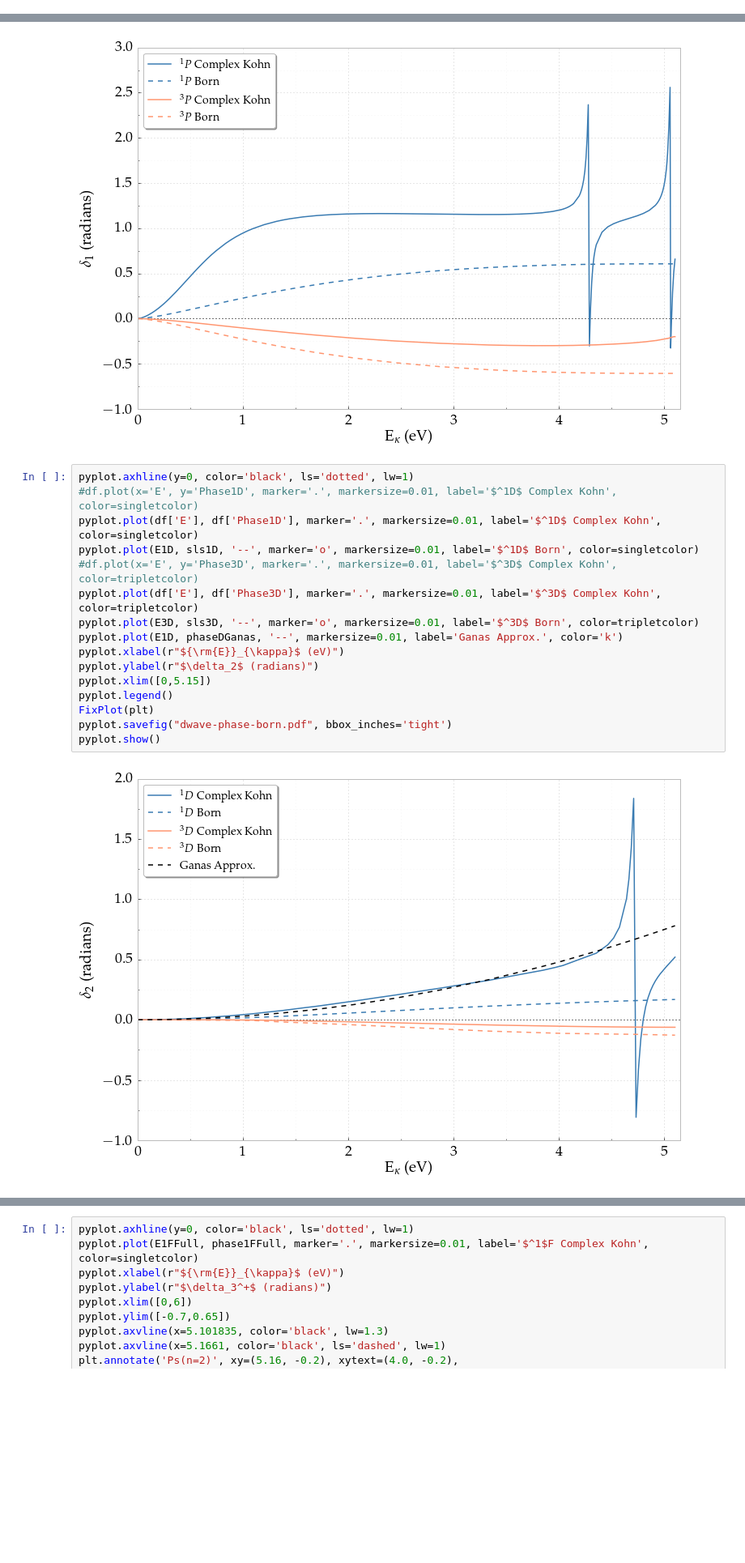
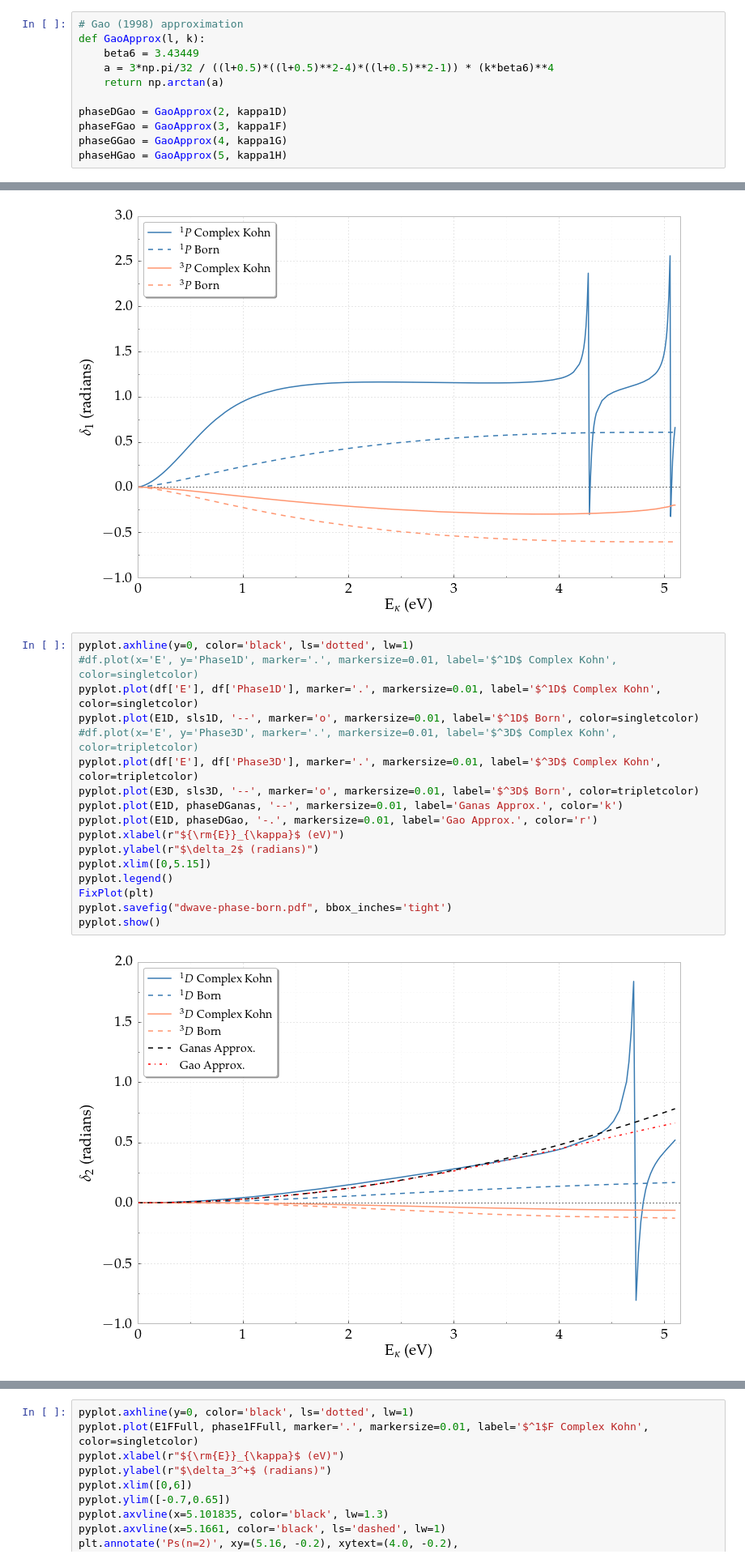
Before and after one commit to DentonW/Papers, a Jupyter notebook: Dissertation/IPython/Dissertation.ipynb, the cells around one changed output, grey strips where cells are left out. Shown at 81% size. Drawn from its saved outputs; the diff is of its cells as text; blank space fills up the shorter version.

```diff
--- a/Dissertation/IPython/Dissertation.ipynb
+++ b/Dissertation/IPython/Dissertation.ipynb
@@ -302,6 +302,17 @@ phaseDGanas = GanasApprox(2, kappa1D)
 phaseFGanas = GanasApprox(3, kappa1F)
 phaseGGanas = GanasApprox(4, kappa1G)
 phaseHGanas = GanasApprox(5, kappa1H)
+# %%
+# Gao (1998) approximation
+def GaoApprox(l, k):
+    beta6 = 3.43449
+    a = 3*np.pi/32 / ((l+0.5)*((l+0.5)**2-4)*((l+0.5)**2-1)) * (k*beta6)**4
+    return np.arctan(a)
+
+phaseDGao = GaoApprox(2, kappa1D)
+phaseFGao = GaoApprox(3, kappa1F)
+phaseGGao = GaoApprox(4, kappa1G)
+phaseHGao = GaoApprox(5, kappa1H)
 # %% [markdown]
 ## Correct the phase shifts near resonances
 # %% [markdown]
@@ -632,21 +643,22 @@ pyplot.show()
 # %%
 pyplot.axhline(y=0, color='black', ls='dotted', lw=1)
 #df.plot(x='E', y='Phase1D', marker='.', markersize=0.01, label='$^1D$ Complex Kohn', color=singletcolor)
 pyplot.plot(df['E'], df['Phase1D'], marker='.', markersize=0.01, label='$^1D$ Complex Kohn', color=singletcolor)
 pyplot.plot(E1D, sls1D, '--', marker='o', markersize=0.01, label='$^1D$ Born', color=singletcolor)
 #df.plot(x='E', y='Phase3D', marker='.', markersize=0.01, label='$^3D$ Complex Kohn', color=tripletcolor)
 pyplot.plot(df['E'], df['Phase3D'], marker='.', markersize=0.01, label='$^3D$ Complex Kohn', color=tripletcolor)
 pyplot.plot(E3D, sls3D, '--', marker='o', markersize=0.01, label='$^3D$ Born', color=tripletcolor)
 pyplot.plot(E1D, phaseDGanas, '--', markersize=0.01, label='Ganas Approx.', color='k')
+pyplot.plot(E1D, phaseDGao, '-.', markersize=0.01, label='Gao Approx.', color='r')
 pyplot.xlabel(r"${\rm{E}}_{\kappa}$ (eV)")
 pyplot.ylabel(r"$\delta_2$ (radians)")
 pyplot.xlim([0,5.15])
 pyplot.legend()
 FixPlot(plt)
 pyplot.savefig("dwave-phase-born.pdf", bbox_inches='tight')
 pyplot.show()
 # %% [output]
-[figure, old version]
+[figure, new version]
 # %%
 pyplot.axhline(y=0, color='black', ls='dotted', lw=1)
 #df.plot(x='E', y='Phase1F', marker='.', markersize=0.01, label='$^1F$ Complex Kohn', color=singletcolor)
```
Also changed, not shown: parts of 11 cells of this notebook, 15 other files.
